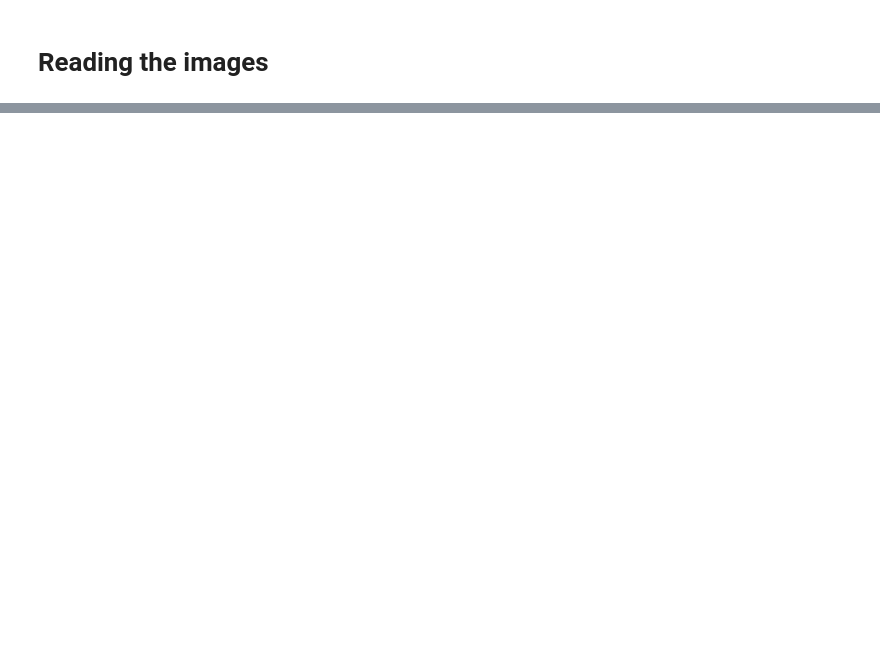
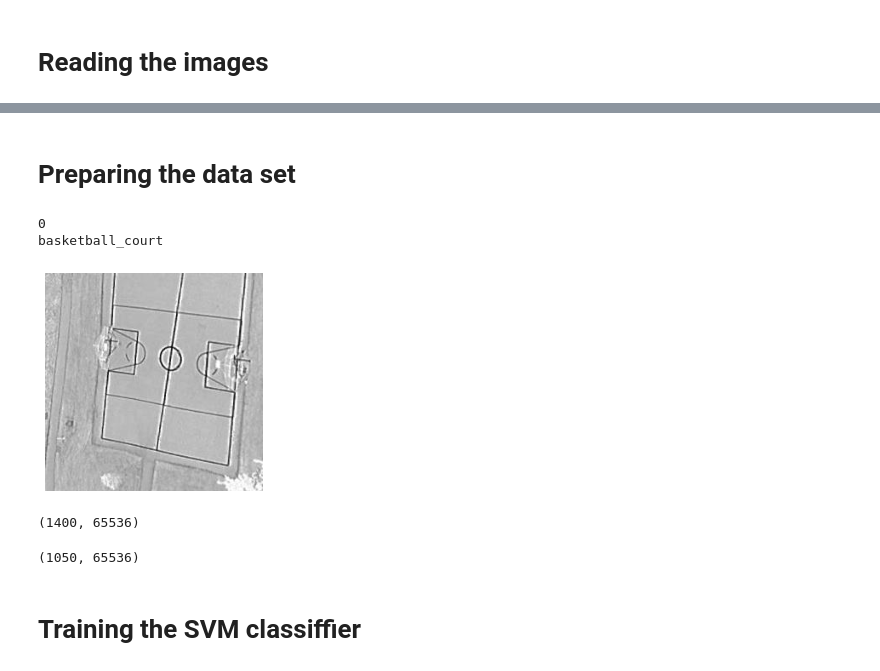
Before and after one commit to sehenaoga/image_classification, a Jupyter notebook: classifiers/SVM_classifier.ipynb, the cells around one changed output, grey strips where cells are left out. Cells and saved outputs as stored; diff of their text form; code cells hidden in the pictures; blank space fills up the shorter version.

```diff
--- a/classifiers/SVM_classifier.ipynb
+++ b/classifiers/SVM_classifier.ipynb
@@ -77,0 +105,32 @@ plt.imshow(fig_test, cmap = mpl.cm.binary); plt.axis("off")
+# %% [markdown]
+# Preparing the data set
+# %%
+#Linearizing the input data
+X = figs.reshape([n_classes*n_figs, 256, 256]); #Inputs
+y = np.zeros([n_classes, n_figs], dtype=int);
+for i in range (n_classes):
+    for j in range(n_figs):
+        y[i,j] = i;
+y = y.reshape([n_classes*n_figs]); #Labels
+# %%
+#Shuffling the input data
+idx_random = np.random.permutation(len(X));
+X = X[idx_random,:,:];
+y = y[idx_random]
+# %%
+#Visualizing some of the data
+idx = 5;
+X_test = X[idx];
+plt.imshow(X_test, cmap = mpl.cm.binary); plt.axis("off");
+print(y[idx])
+print(classes[y[idx]])
+# %% [output]
+0
+basketball_court
+[figure, added]
+# %%
+#Reshaping the dataset to a 2D array
+X = X.reshape(-1, 256*256);
+X.shape
+# %% [output]
+(1400, 65536)
@@ -77,0 +142,6 @@ plt.imshow(fig_test, cmap = mpl.cm.binary); plt.axis("off")
+# %%
+X_train.shape
+# %% [output]
+(1050, 65536)
+# %% [markdown]
+# Training the SVM classiffier
```
Also changed, not shown: parts of 22 cells of this notebook, 1 other file.
